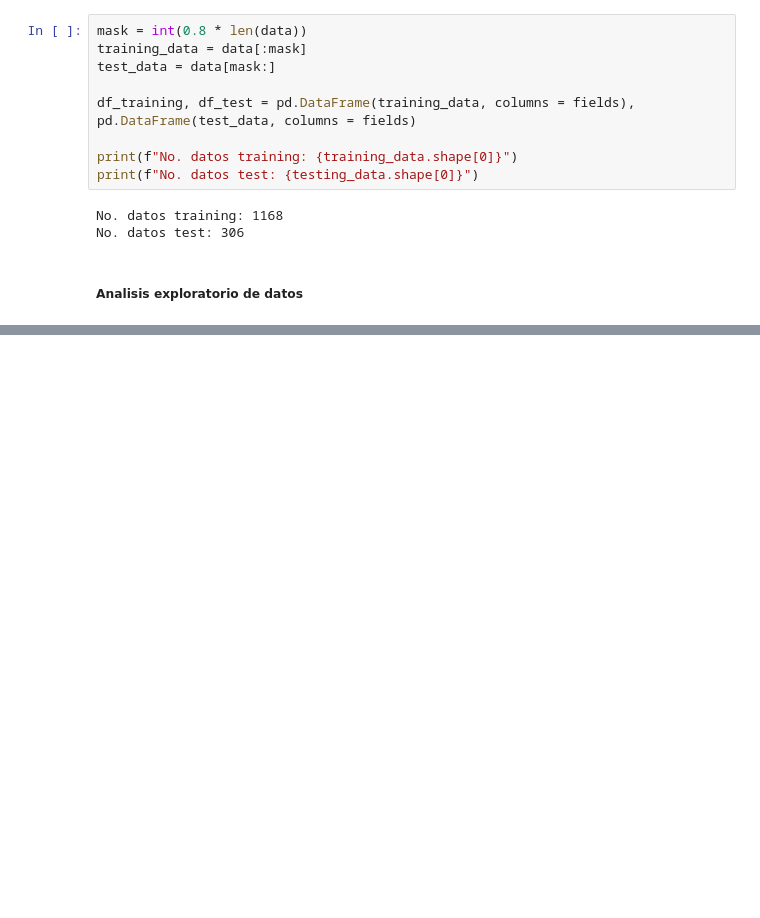
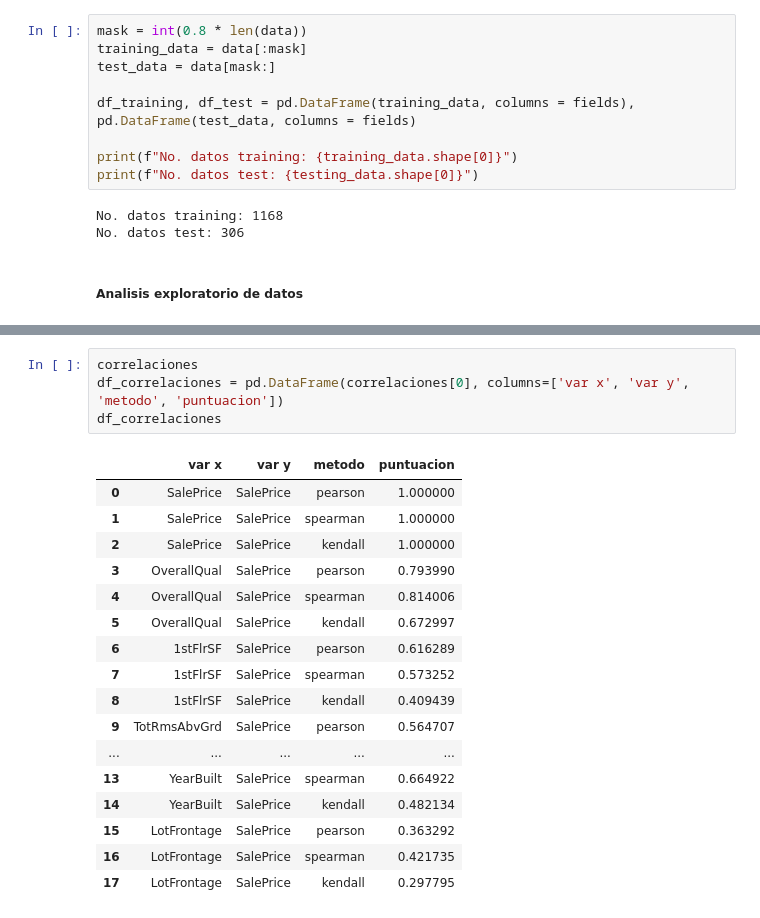
Before and after one commit to hubercpx/prediccion_precio_casas, a Jupyter notebook: Proyecto Final.ipynb, the cells around one changed output, grey strips where cells are left out. Cells and saved outputs as stored; diff of their text form; blank space fills up the shorter version.

```diff
--- a/Proyecto Final.ipynb
+++ b/Proyecto Final.ipynb
@@ -88,0 +147,22 @@ No. of testing examples: 306
+# %%
+correlaciones
+df_correlaciones = pd.DataFrame(correlaciones[0], columns=['var x', 'var y', 'metodo', 'puntuacion'])
+df_correlaciones
+# %% [output]
+|  | var x | var y | metodo | puntuacion |
+| 0 | SalePrice | SalePrice | pearson | 1.000000 |
+| 1 | SalePrice | SalePrice | spearman | 1.000000 |
+| 2 | SalePrice | SalePrice | kendall | 1.000000 |
+| 3 | OverallQual | SalePrice | pearson | 0.793990 |
+| 4 | OverallQual | SalePrice | spearman | 0.814006 |
+| 5 | OverallQual | SalePrice | kendall | 0.672997 |
+| 6 | 1stFlrSF | SalePrice | pearson | 0.616289 |
+| 7 | 1stFlrSF | SalePrice | spearman | 0.573252 |
+| 8 | 1stFlrSF | SalePrice | kendall | 0.409439 |
+| 9 | TotRmsAbvGrd | SalePrice | pearson | 0.564707 |
+| ... | ... | ... | ... | ... |
+| 13 | YearBuilt | SalePrice | spearman | 0.664922 |
+| 14 | YearBuilt | SalePrice | kendall | 0.482134 |
+| 15 | LotFrontage | SalePrice | pearson | 0.363292 |
+| 16 | LotFrontage | SalePrice | spearman | 0.421735 |
+| 17 | LotFrontage | SalePrice | kendall | 0.297795 |
```
Also changed, not shown: parts of 11 cells of this notebook.
